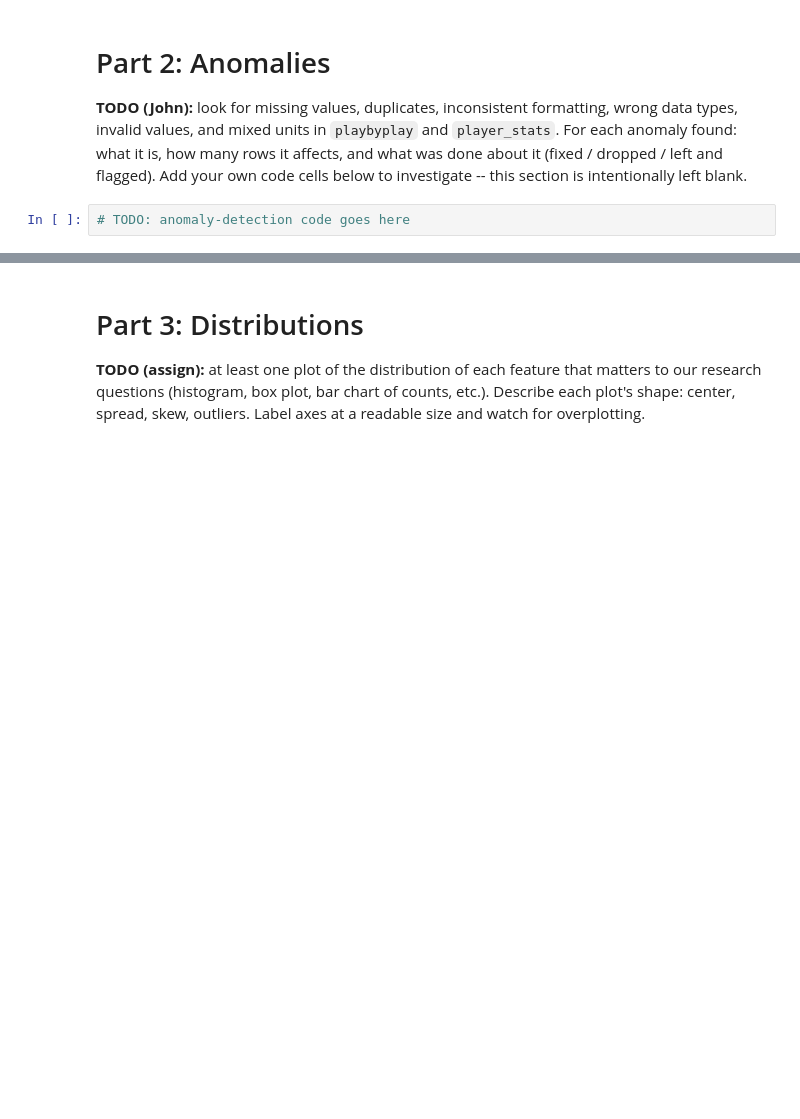
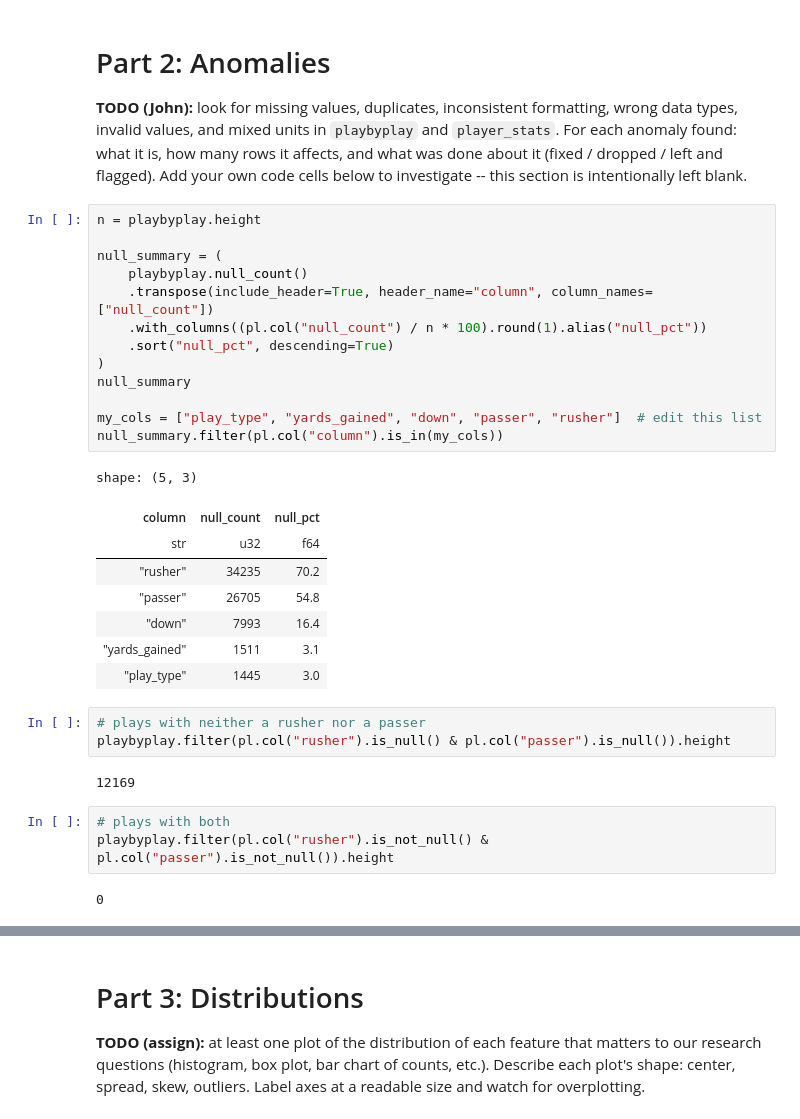
Before and after one commit to acimma3/cs418-football, a Jupyter notebook: eda.ipynb, the cells around one changed output, grey strips where cells are left out. Saved outputs shown, nothing was run; the diff lists cells and outputs as text; blank space fills up the shorter version.

```diff
--- a/eda.ipynb
+++ b/eda.ipynb
@@ -148,4 +141,34 @@ many rows it affects, and what was done about it (fixed / dropped / left
 and flagged). Add your own code cells below to investigate -- this section
 is intentionally left blank.
 # %%
-# TODO: anomaly-detection code goes here
+n = playbyplay.height
+
+null_summary = (
+    playbyplay.null_count()
+    .transpose(include_header=True, header_name="column", column_names=["null_count"])
+    .with_columns((pl.col("null_count") / n * 100).round(1).alias("null_pct"))
+    .sort("null_pct", descending=True)
+)
+null_summary
+
+my_cols = ["play_type", "yards_gained", "down", "passer", "rusher"]  # edit this list
+null_summary.filter(pl.col("column").is_in(my_cols))
+# %% [output]
+shape: (5, 3)
+| column | null_count | null_pct |
+| str | u32 | f64 |
+| "rusher" | 34235 | 70.2 |
+| "passer" | 26705 | 54.8 |
+| "down" | 7993 | 16.4 |
+| "yards_gained" | 1511 | 3.1 |
+| "play_type" | 1445 | 3.0 |
+# %%
+# plays with neither a rusher nor a passer
+playbyplay.filter(pl.col("rusher").is_null() & pl.col("passer").is_null()).height
+# %% [output]
+12169
+# %%
+# plays with both
+playbyplay.filter(pl.col("rusher").is_not_null() & pl.col("passer").is_not_null()).height
+# %% [output]
+0
```
Also changed, not shown: parts of 10 cells of this notebook.
